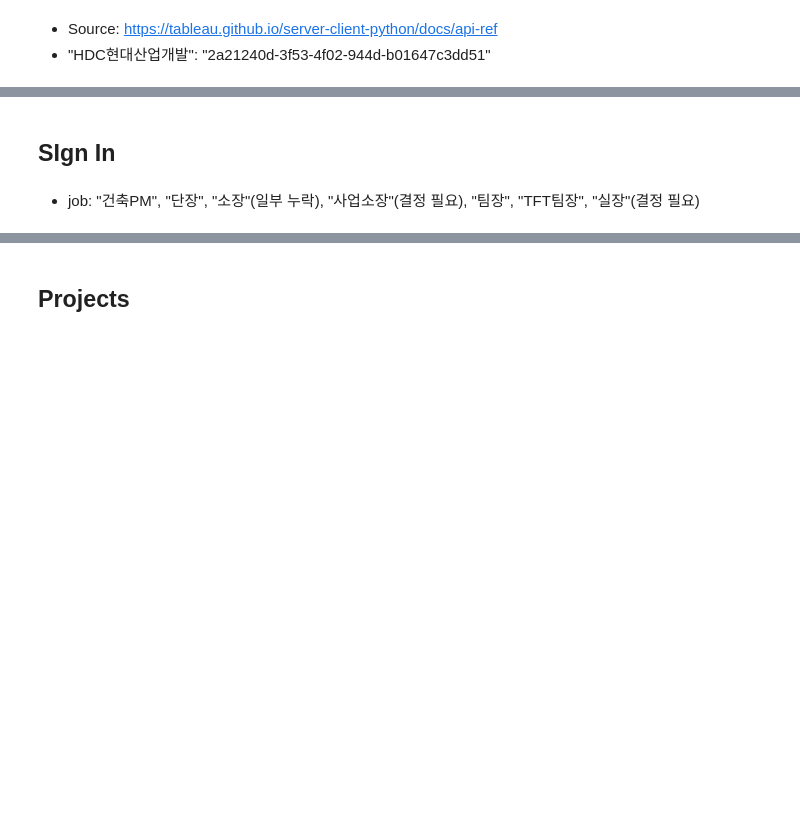
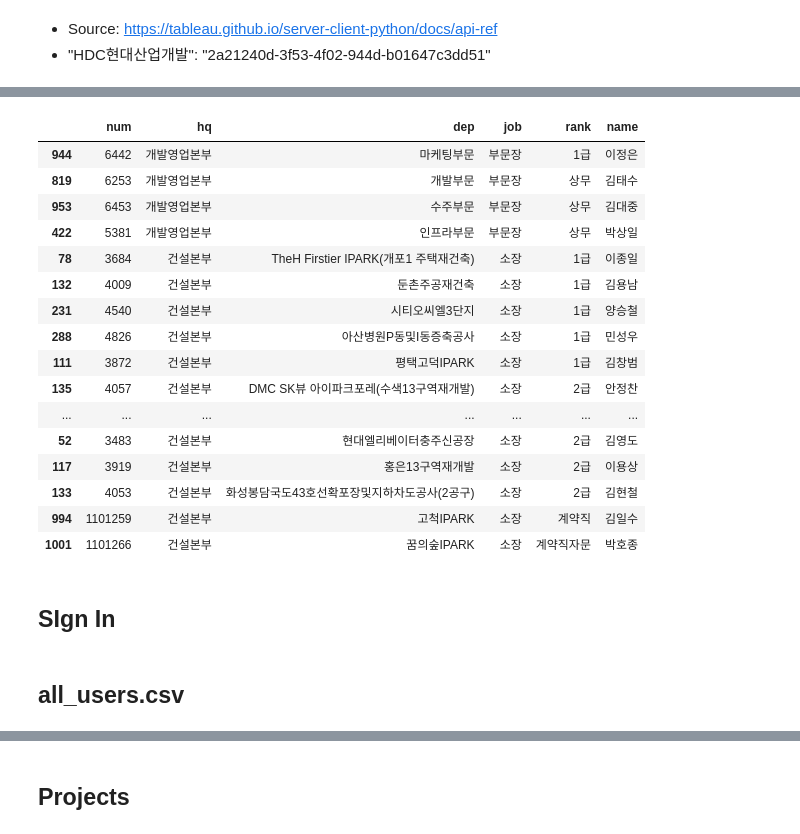
Before and after one commit to KimRass/warehouse, a Jupyter notebook: Tableau/Permission Settings (2).ipynb, the cells around one changed output, grey strips where cells are left out. Cells and saved outputs as stored; diff of their text form; code cells hidden in the pictures; blank space fills up the shorter version.

```diff
--- a/Tableau/Permission Settings (2).ipynb
+++ b/Tableau/Permission Settings (2).ipynb
@@ -20,12 +61,33 @@ req_opts = TSC.RequestOptions(pagesize=1000)
+# %%
+# 3그룹
+hr[(hr["job"] == "소장") | (hr["job"] == "부문장") | (hr["job"] == "리더")]
+# %% [output]
+|  | num | hq | dep | job | rank | name |
+| 944 | 6442 | 개발영업본부 | 마케팅부문 | 부문장 | 1급 | 이정은 |
+| 819 | 6253 | 개발영업본부 | 개발부문 | 부문장 | 상무 | 김태수 |
+| 953 | 6453 | 개발영업본부 | 수주부문 | 부문장 | 상무 | 김대중 |
+| 422 | 5381 | 개발영업본부 | 인프라부문 | 부문장 | 상무 | 박상일 |
+| 78 | 3684 | 건설본부 | TheH Firstier IPARK(개포1 주택재건축) | 소장 | 1급 | 이종일 |
+| 132 | 4009 | 건설본부 | 둔촌주공재건축 | 소장 | 1급 | 김용남 |
+| 231 | 4540 | 건설본부 | 시티오씨엘3단지 | 소장 | 1급 | 양승철 |
+| 288 | 4826 | 건설본부 | 아산병원P동및I동증축공사 | 소장 | 1급 | 민성우 |
+| 111 | 3872 | 건설본부 | 평택고덕IPARK | 소장 | 1급 | 김창범 |
+| 135 | 4057 | 건설본부 | DMC SK뷰 아이파크포레(수색13구역재개발) | 소장 | 2급 | 안정찬 |
+| ... | ... | ... | ... | ... | ... | ... |
+| 52 | 3483 | 건설본부 | 현대엘리베이터충주신공장 | 소장 | 2급 | 김영도 |
+| 117 | 3919 | 건설본부 | 홍은13구역재개발 | 소장 | 2급 | 이용상 |
+| 133 | 4053 | 건설본부 | 화성봉담국도43호선확포장및지하차도공사(2공구) | 소장 | 2급 | 김현철 |
+| 994 | 1101259 | 건설본부 | 고척IPARK | 소장 | 계약직 | 김일수 |
+| 1001 | 1101266 | 건설본부 | 꿈의숲IPARK | 소장 | 계약직자문 | 박호종 |
 # %% [markdown]
 ## SIgn In
-# %% [markdown]
-- job: "건축PM", "단장", "소장"(일부 누락), "사업소장"(결정 필요), "팀장", "TFT팀장", "실장"(결정 필요)
 # %%
 with open("D:/디지털혁신팀/태블로/admin_TOKEN.pkl", "rb") as f:
     token = pk.load(f)
 tableau_auth = TSC.PersonalAccessTokenAuth("admin_TOKEN", token)
 server = TSC.Server("http://218.153.56.75/", use_server_version=True)
+# %% [markdown]
+## all_users.csv
 # %%
 with server.auth.sign_in(tableau_auth):
     all_users, pagination_item = server.users.get(req_options=req_opts)
```
Also changed, not shown: parts of 39 cells of this notebook, 3 other files.
